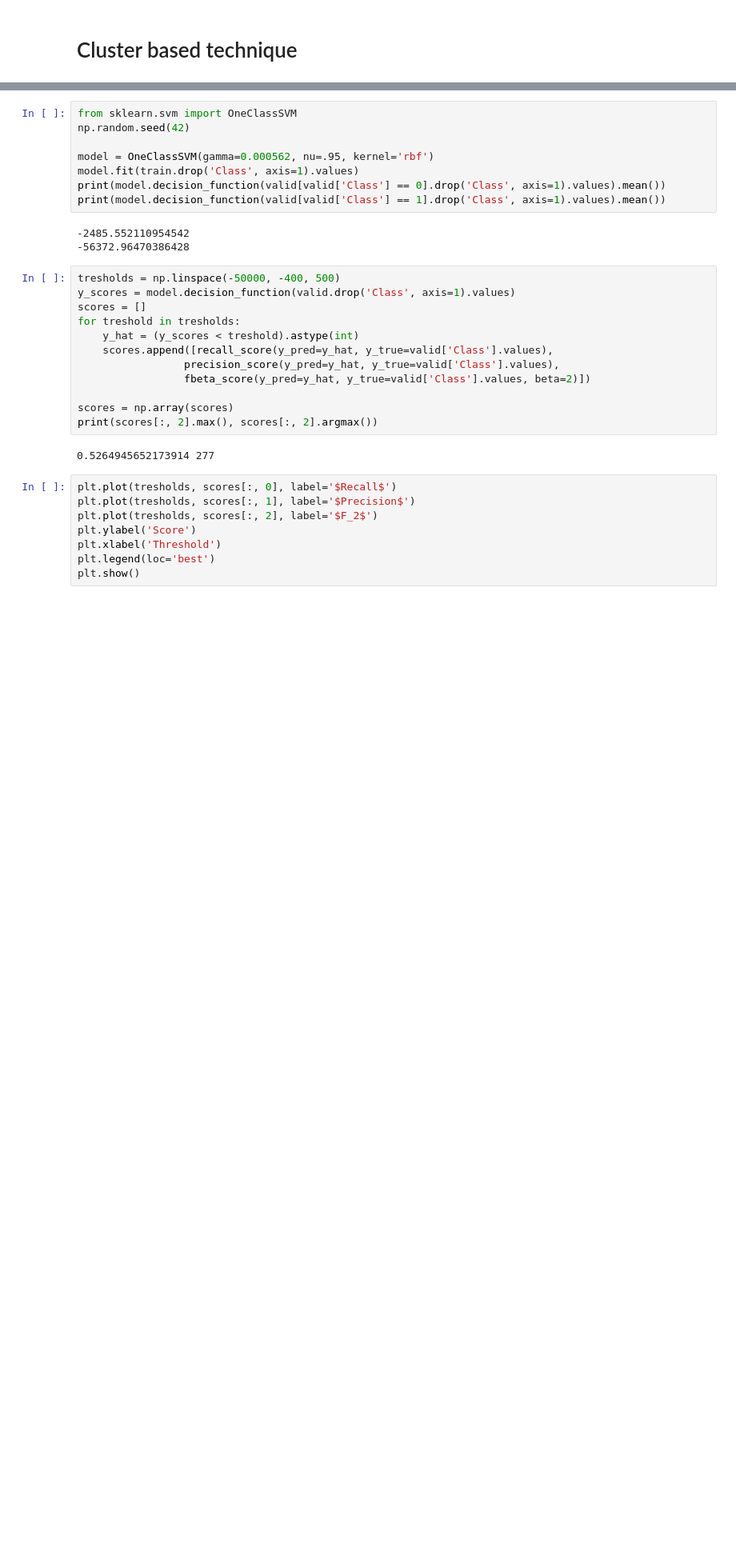
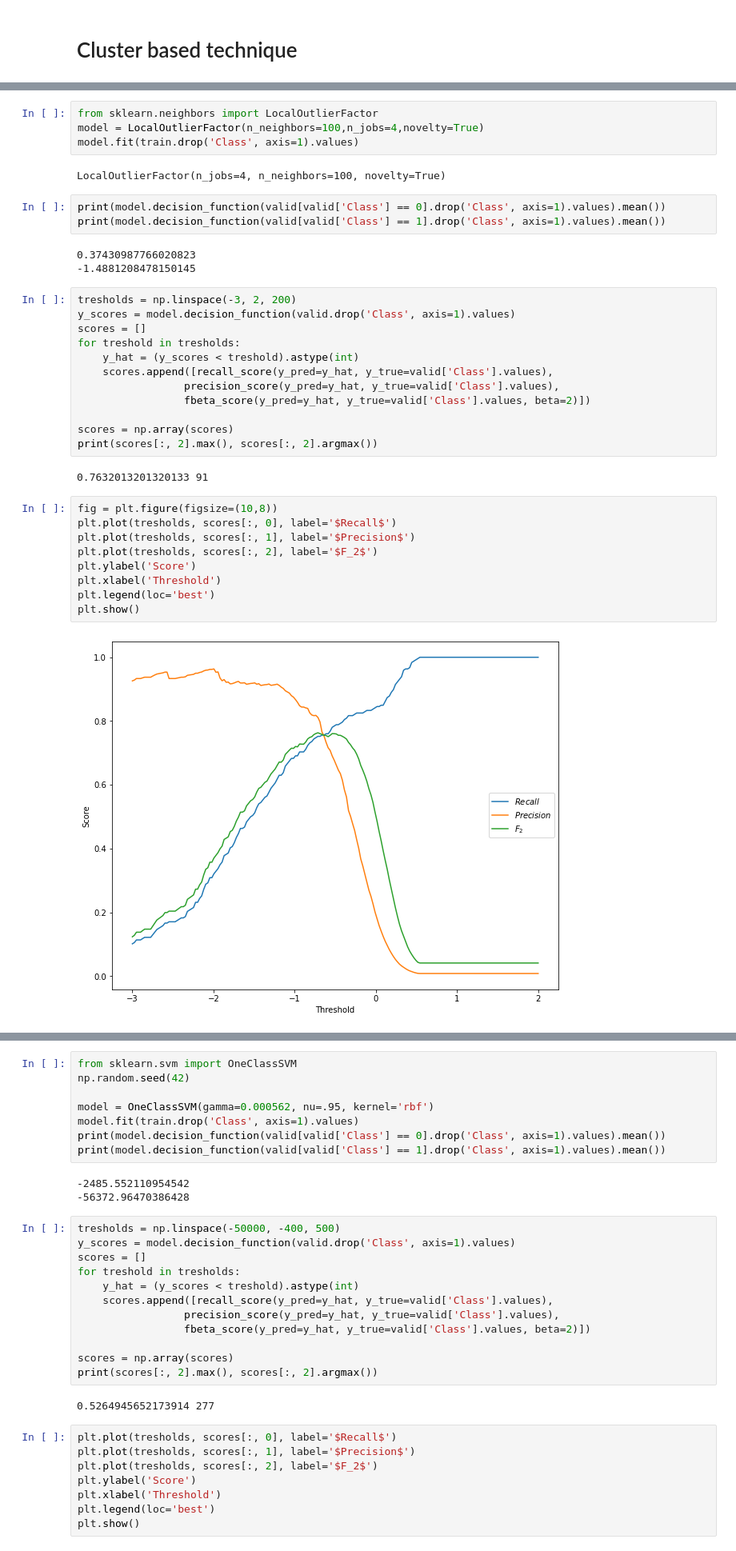
Before and after one commit to VictorCalzada/fraud_detection, a Jupyter notebook: Semi-supervised.ipynb, the cells around one changed output, grey strips where cells are left out. Shown at 80% size. Drawn from its saved outputs; the diff is of its cells as text; blank space fills up the shorter version.

Commit message:
Modelos semisupervisados

```diff
--- a/Semi-supervised.ipynb
+++ b/Semi-supervised.ipynb
@@ -255,0 +306,37 @@ plot_confusion_matrix(cnf_matrix, classes=['Normal','Anormal'], title='Confusion
+# %%
+from sklearn.neighbors import LocalOutlierFactor
+model = LocalOutlierFactor(n_neighbors=100,n_jobs=4,novelty=True)
+model.fit(train.drop('Class', axis=1).values)
+# %% [output]
+LocalOutlierFactor(n_jobs=4, n_neighbors=100, novelty=True)
+# %%
+print(model.decision_function(valid[valid['Class'] == 0].drop('Class', axis=1).values).mean())
+print(model.decision_function(valid[valid['Class'] == 1].drop('Class', axis=1).values).mean())
+# %% [output]
+0.37430987766020823
+-1.4881208478150145
+# %%
+tresholds = np.linspace(-3, 2, 200)
+y_scores = model.decision_function(valid.drop('Class', axis=1).values)
+scores = []
+for treshold in tresholds:
+    y_hat = (y_scores < treshold).astype(int)
+    scores.append([recall_score(y_pred=y_hat, y_true=valid['Class'].values),
+                 precision_score(y_pred=y_hat, y_true=valid['Class'].values),
+                 fbeta_score(y_pred=y_hat, y_true=valid['Class'].values, beta=2)])
+
+scores = np.array(scores)
+print(scores[:, 2].max(), scores[:, 2].argmax())
+# %% [output]
+0.7632013201320133 91
+# %%
+fig = plt.figure(figsize=(10,8))
+plt.plot(tresholds, scores[:, 0], label='$Recall$')
+plt.plot(tresholds, scores[:, 1], label='$Precision$')
+plt.plot(tresholds, scores[:, 2], label='$F_2$')
+plt.ylabel('Score')
+plt.xlabel('Threshold')
+plt.legend(loc='best')
+plt.show()
+# %% [output]
+[figure, added]
```
Also changed, not shown: parts of 17 cells of this notebook, 1 other file.
